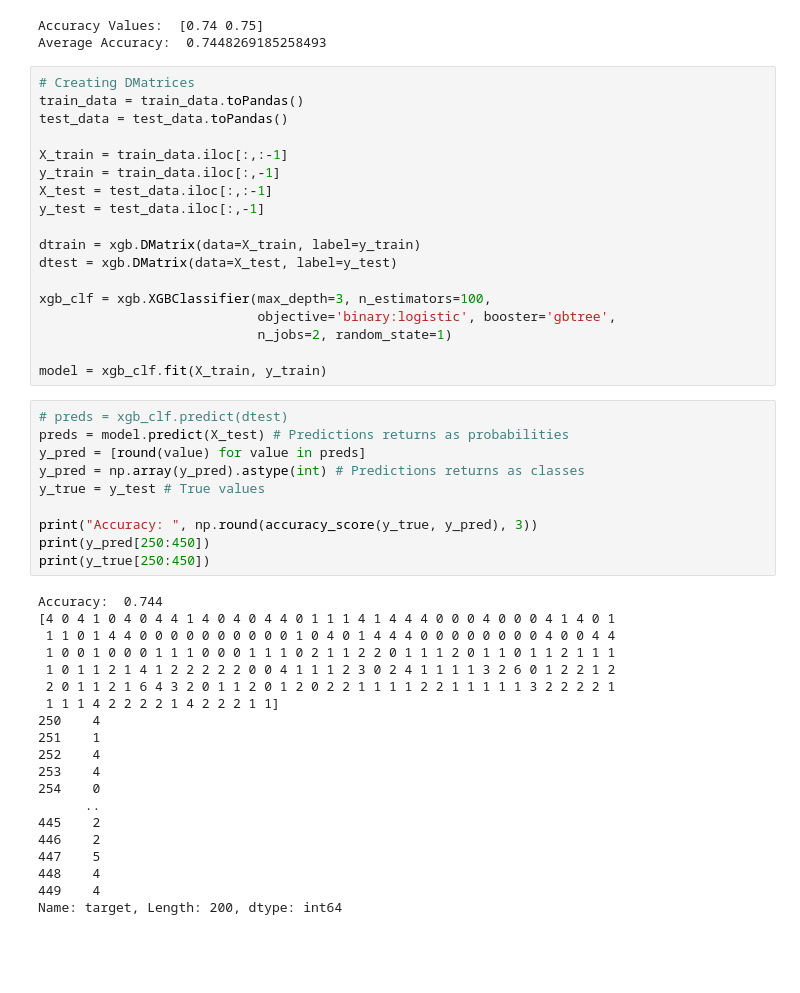
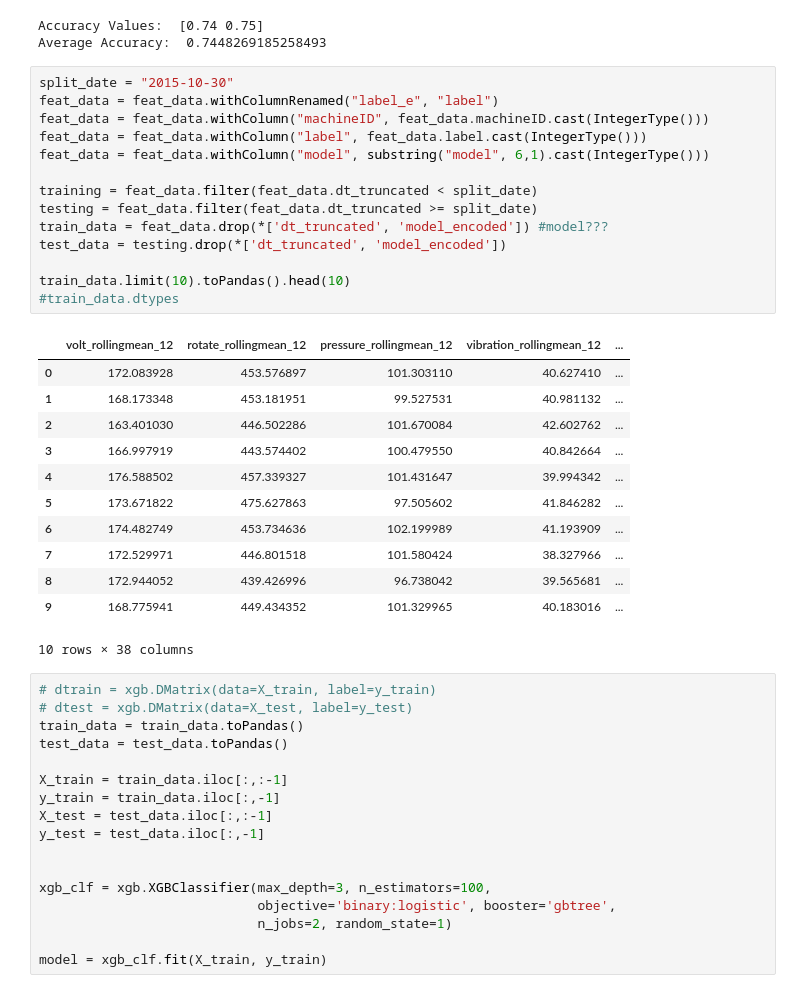
Before and after one commit to VisusAdAstra/Soen471, a Jupyter notebook: code/prototype2.ipynb, the cells around one changed output. Saved outputs shown, nothing was run; the diff lists cells and outputs as text; blank space fills up the shorter version.

Commit message:
integrate to feat_data, fix data format

```diff
--- a/code/prototype2.ipynb
+++ b/code/prototype2.ipynb
@@ -365,8 +365,36 @@ print("Average Accuracy: ", np.mean(acc_scores))
 # %% [output]
 Accuracy Values:  [0.74 0.75]
 Average Accuracy:  0.7448269185258493
+# %%
+split_date = "2015-10-30"
+feat_data = feat_data.withColumnRenamed("label_e", "label")
+feat_data = feat_data.withColumn("machineID", feat_data.machineID.cast(IntegerType()))
+feat_data = feat_data.withColumn("label", feat_data.label.cast(IntegerType()))
+feat_data = feat_data.withColumn("model", substring("model", 6,1).cast(IntegerType()))
+
+training = feat_data.filter(feat_data.dt_truncated < split_date)
+testing = feat_data.filter(feat_data.dt_truncated >= split_date)
+train_data = feat_data.drop(*['dt_truncated', 'model_encoded']) #model???
+test_data = testing.drop(*['dt_truncated', 'model_encoded'])
+
+train_data.limit(10).toPandas().head(10)
+#train_data.dtypes
+# %% [output]
+|  | volt_rollingmean_12 | rotate_rollingmean_12 | pressure_rollingmean_12 | vibration_rollingmean_12 | ... |
+| 0 | 172.083928 | 453.576897 | 101.303110 | 40.627410 | ... |
+| 1 | 168.173348 | 453.181951 | 99.527531 | 40.981132 | ... |
+| 2 | 163.401030 | 446.502286 | 101.670084 | 42.602762 | ... |
+| 3 | 166.997919 | 443.574402 | 100.479550 | 40.842664 | ... |
+| 4 | 176.588502 | 457.339327 | 101.431647 | 39.994342 | ... |
+| 5 | 173.671822 | 475.627863 | 97.505602 | 41.846282 | ... |
+| 6 | 174.482749 | 453.734636 | 102.199989 | 41.193909 | ... |
+| 7 | 172.529971 | 446.801518 | 101.580424 | 38.327966 | ... |
+| 8 | 172.944052 | 439.426996 | 96.738042 | 39.565681 | ... |
+| 9 | 168.775941 | 449.434352 | 101.329965 | 40.183016 | ... |
+10 rows × 38 columns
 # %%
-# Creating DMatrices
+# dtrain = xgb.DMatrix(data=X_train, label=y_train)
+# dtest = xgb.DMatrix(data=X_test, label=y_test)
 train_data = train_data.toPandas()
 test_data = test_data.toPandas()
 
@@ -375,41 +403,9 @@ y_train = train_data.iloc[:,-1]
 X_test = test_data.iloc[:,:-1]
 y_test = test_data.iloc[:,-1]
 
-dtrain = xgb.DMatrix(data=X_train, label=y_train)
-dtest = xgb.DMatrix(data=X_test, label=y_test)
 
 xgb_clf = xgb.XGBClassifier(max_depth=3, n_estimators=100,
                             objective='binary:logistic', booster='gbtree',
                             n_jobs=2, random_state=1)
 
 model = xgb_clf.fit(X_train, y_train)
-# %%
-# preds = xgb_clf.predict(dtest)
-preds = model.predict(X_test) # Predictions returns as probabilities
-y_pred = [round(value) for value in preds]
-y_pred = np.array(y_pred).astype(int) # Predictions returns as classes
-y_true = y_test # True values
-
-print("Accuracy: ", np.round(accuracy_score(y_true, y_pred), 3))
-print(y_pred[250:450])
-print(y_true[250:450])
-# %% [output]
-Accuracy:  0.744
-[4 0 4 1 0 4 0 4 4 1 4 0 4 0 4 4 0 1 1 1 4 1 4 4 4 0 0 0 4 0 0 0 4 1 4 0 1
- 1 1 0 1 4 4 0 0 0 0 0 0 0 0 0 0 1 0 4 0 1 4 4 4 0 0 0 0 0 0 0 0 4 0 0 4 4
- 1 0 0 1 0 0 0 1 1 1 0 0 0 1 1 1 0 2 1 1 2 2 0 1 1 1 2 0 1 1 0 1 1 2 1 1 1
- 1 0 1 1 2 1 4 1 2 2 2 2 2 0 0 4 1 1 1 2 3 0 2 4 1 1 1 1 3 2 6 0 1 2 2 1 2
- 2 0 1 1 2 1 6 4 3 2 0 1 1 2 0 1 2 0 2 2 1 1 1 1 2 2 1 1 1 1 1 3 2 2 2 2 1
- 1 1 1 4 2 2 2 2 1 4 2 2 2 1 1]
-250    4
-251    1
-252    4
-253    4
-254    0
-      ..
-445    2
-446    2
-447    5
-448    4
-449    4
-Name: target, Length: 200, dtype: int64
```
Also changed, not shown: parts of 5 cells of this notebook.
